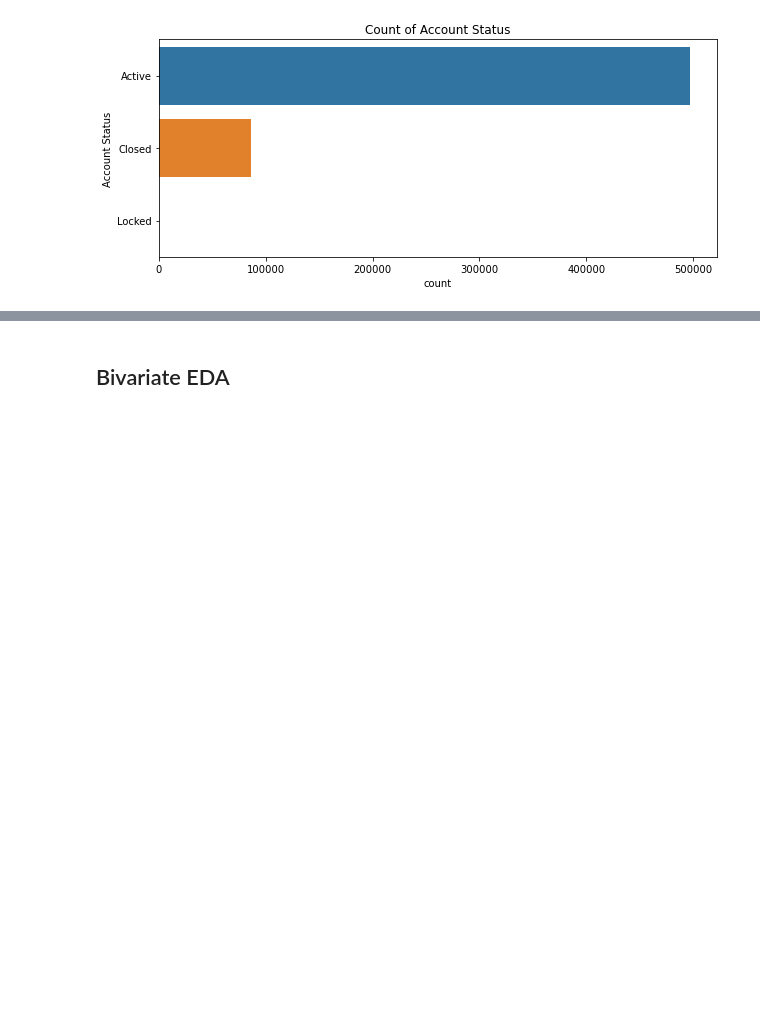
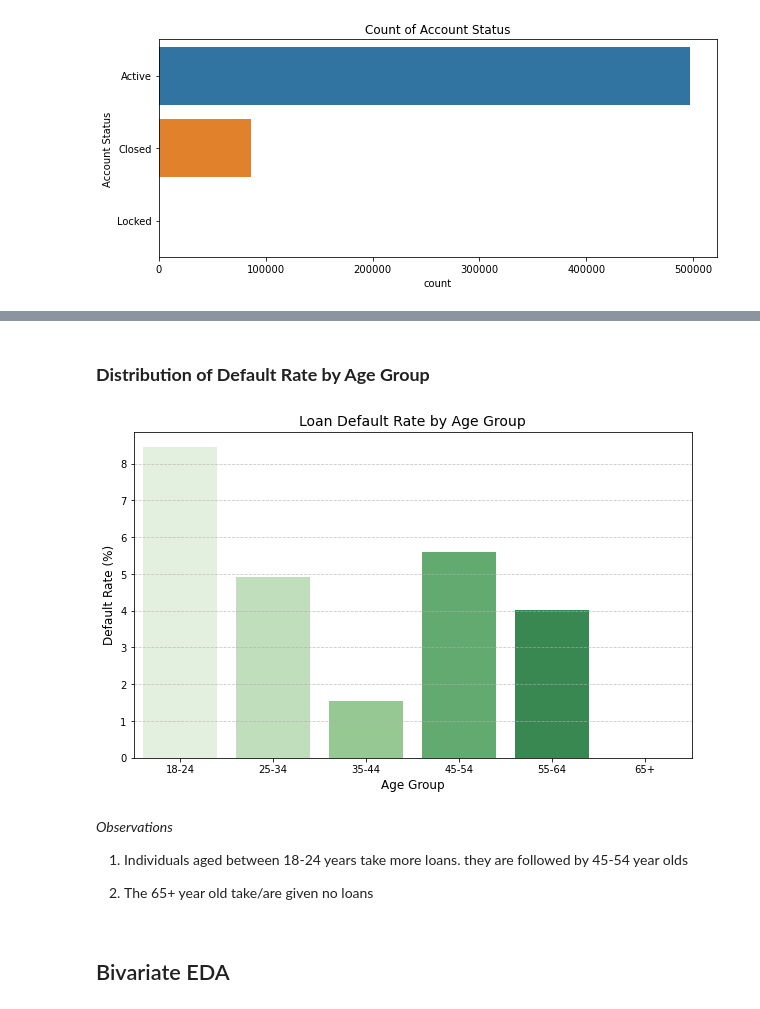
Before and after one commit to Cheptoi-Millicent/DSF-PT08P5-GROUP6-CAPSTONE-PROJECT, a Jupyter notebook: index.ipynb, the cells around one changed output, grey strips where cells are left out. Cells and saved outputs as stored; diff of their text form; code cells hidden in the pictures; blank space fills up the shorter version.

```diff
--- a/index.ipynb
+++ b/index.ipynb
@@ -1294,9 +1542,11 @@ print(f"Sampled dataset size: {sampled_df3.shape[0]}")
 Original dataset size: 857672
 Sampled dataset size: 45351
 # %%
-# Merge on Application_ID (crb merged df) and curr savings Application_ID (Application Data)
-# final_merged_df_100k = crb_merged_df.merge(sampled_df3, left_on="Application_ID", right_on="Application ID", how="inner")
-final_merged_df_5p = crb_merged_df.merge(sampled_df3, left_on="Application_ID", right_on="Application ID", how="inner")
+""" Merge on Application_ID (crb merged df) and curr savings
+Application_ID (Application Data) """
+
+final_merged_df_5p = crb_merged_df.merge(sampled_df3, left_on="Application_ID",\
+    right_on="Application ID", how="inner")
 
 # # Drop duplicate column after merging
 final_merged_df_5p.drop(columns=["Application ID"], inplace=True)
@@ -1667,3 +1906,36 @@ for col in cat_cols:
+# %% [markdown]
+### **Distribution of Default Rate by Age Group**
+# %%
+# create bins
+age_bins = [18, 25, 35, 45, 55, 65, 75]
+
+# Add labels
+age_labels = ["18-24", "25-34", "35-44", "45-54", "55-64", "65+"]
+
+# create the column
+final_merged_df_5p["Age_Group"] = pd.cut(final_merged_df_5p["Age_at_Application"], \
+    bins=age_bins, labels=age_labels, right=False)
+default_rate_by_age = final_merged_df_5p.groupby("Age_Group")["Loan_Default_Status"].mean() * 100
+plt.figure(figsize=(10, 6))
+
+# Create a graph
+sns.barplot(x=default_rate_by_age.index, y=default_rate_by_age.values, palette="Greens")
+
+# Add labels and title
+plt.xlabel("Age Group", fontsize=12)
+plt.ylabel("Default Rate (%)", fontsize=12)
+plt.title("Loan Default Rate by Age Group", fontsize=14)
+
+# Show grid
+plt.grid(axis='y', linestyle='--', alpha=0.7)
+plt.show()
+# %% [output]
+[figure, added]
+# %% [markdown]
+*Observations*
+1. Individuals aged between 18-24 years take more loans. they are followed by 45-54 year olds
+
+2. The 65+ year old take/are given no loans
 # %% [markdown]
 ## Bivariate EDA
 # %% [markdown]
```
Also changed, not shown: parts of 144 cells of this notebook.
